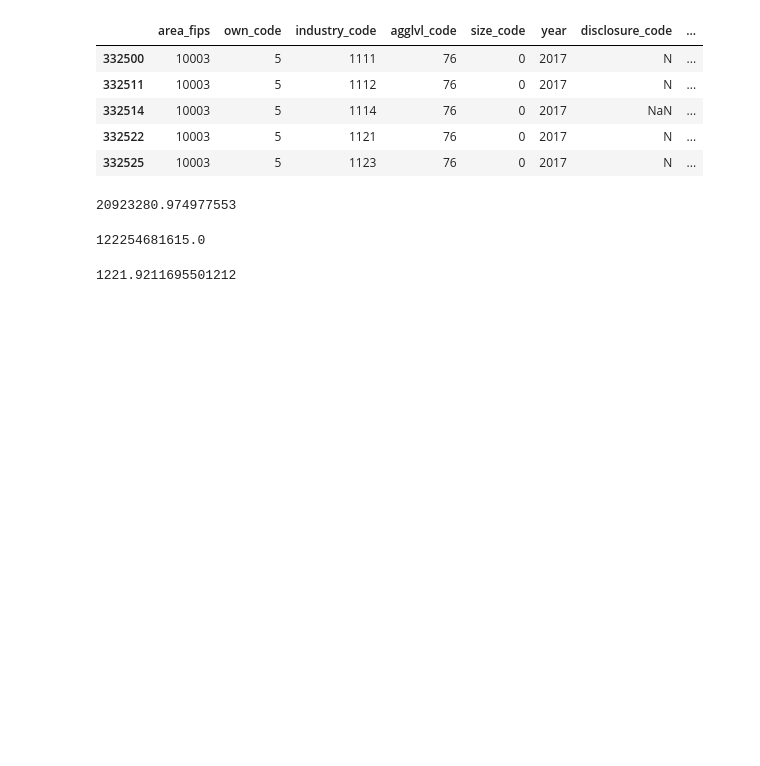
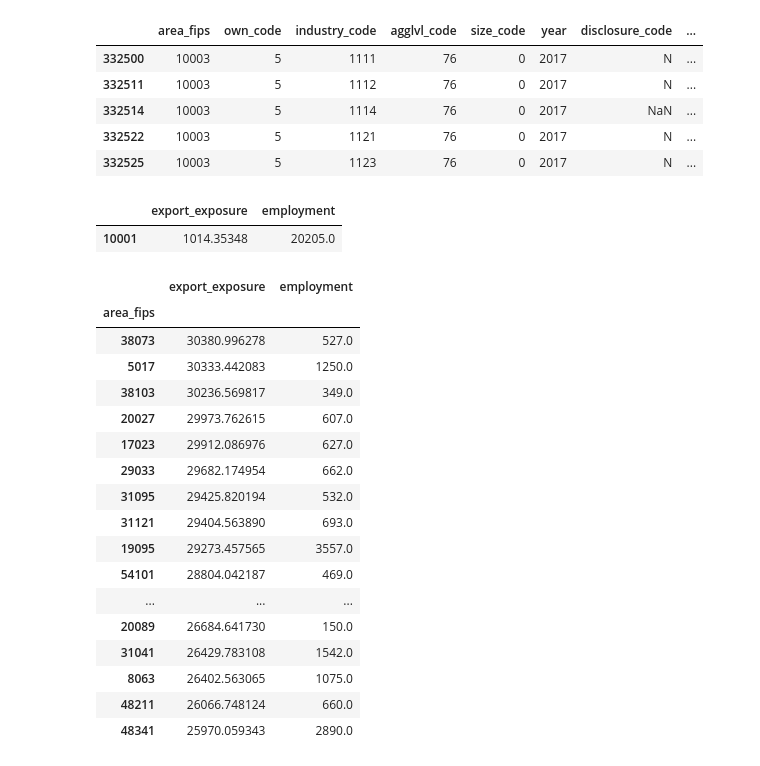
Before and after one commit to mwaugh0328/data_bootcamp_spring_2019, a Jupyter notebook: bls_quarterly_data/china_map.ipynb, the cells around one changed output. Drawn from its saved outputs; the diff is of its cells as text; code cells hidden in the pictures; blank space fills up the shorter version.

```diff
--- a/bls_quarterly_data/china_map.ipynb
+++ b/bls_quarterly_data/china_map.ipynb
@@ -228,18 +250,23 @@ grp.get_group("10003").head()
 | 332514 | 10003 | 5 | 1114 | 76 | 0 | 2017 | NaN | ... |
 | 332522 | 10003 | 5 | 1121 | 76 | 0 | 2017 | N | ... |
 | 332525 | 10003 | 5 | 1123 | 76 | 0 | 2017 | N | ... |
-# %%
-def create_trade_exposure(df):
-
-    new_df = df.merge(df_nation_naics, how = "outer", left_on = "industry_code", right_on = "industry_code")
-
-    naics_codes = df_nation_naics.shape[0]
-
-    county_share = (new_df.annual_avg_emplvl/new_df.nat_emplvl)*(new_df.china_exports)
-
-    trd_exp = county_share
-
-    trd_exp = trd_exp.sum()
-
-    return trd_exp
+# %%
+def create_trade_exposure(df):
+
+    new_df = df.merge(df_nation_naics, how = "outer", left_on = "industry_code", right_on = "industry_code")
+    # Merge the nation with the county, why, we want to make sure all the naics codes are lined up properly
+
+    naics_codes = df_nation_naics.shape[0]
+
+    county_share = (new_df.annual_avg_emplvl/new_df.nat_emplvl)*(new_df.china_exports)
+    # Then at the NAICS level, take a county's employment relative th national employment.
+    # This is like the weight. Then multiply it by NAICS exports. So this is like if LA has 5 percernt in X,
+    # Then 5 percent of X's exports go to LA.
+
+    trd_exp = (1/new_df.annual_avg_emplvl.sum())*county_share.sum()
+    # Then sum acrross all the NAICS codes
+
+    foo = {"export_exposure": [trd_exp], "employment": [new_df.annual_avg_emplvl.sum()]}
+
+    return pd.DataFrame(foo, index = [new_df.area_fips.iloc[0]])
 # %%
@@ -247,14 +274,30 @@ test = create_trade_exposure(grp.get_group("10001"))
-# %%
-test
-# %% [output]
-20923280.974977553
+# %%
+single_location
+# %% [output]
+|  | export_exposure | employment |
+| 10001 | 1014.35348 | 20205.0 |
 # %%
-test =  grp.apply(create_trade_exposure)
+df_trdx_county = grp.apply(create_trade_exposure)
-# %%
-test.sum()
-# %% [output]
-122254681615.0
-# %%
-df_nation_naics.china_exports.sum()/df_nation_naics.nat_emplvl.sum()
-# %% [output]
-1221.9211695501212
+# %%
+df_trdx_county = df_trdx_county.droplevel(1)
+# %%
+df_trdx_county.sort_values(by = ["export_exposure"], ascending = False)[100:125]
+# %% [output]
+|  | export_exposure | employment |
+| area_fips |  |  |
+| 38073 | 30380.996278 | 527.0 |
+| 5017 | 30333.442083 | 1250.0 |
+| 38103 | 30236.569817 | 349.0 |
+| 20027 | 29973.762615 | 607.0 |
+| 17023 | 29912.086976 | 627.0 |
+| 29033 | 29682.174954 | 662.0 |
+| 31095 | 29425.820194 | 532.0 |
+| 31121 | 29404.563890 | 693.0 |
+| 19095 | 29273.457565 | 3557.0 |
+| 54101 | 28804.042187 | 469.0 |
+| ... | ... | ... |
+| 20089 | 26684.641730 | 150.0 |
+| 31041 | 26429.783108 | 1542.0 |
+| 8063 | 26402.563065 | 1075.0 |
+| 48211 | 26066.748124 | 660.0 |
+| 48341 | 25970.059343 | 2890.0 |
```
Also changed, not shown: parts of 17 cells of this notebook.
